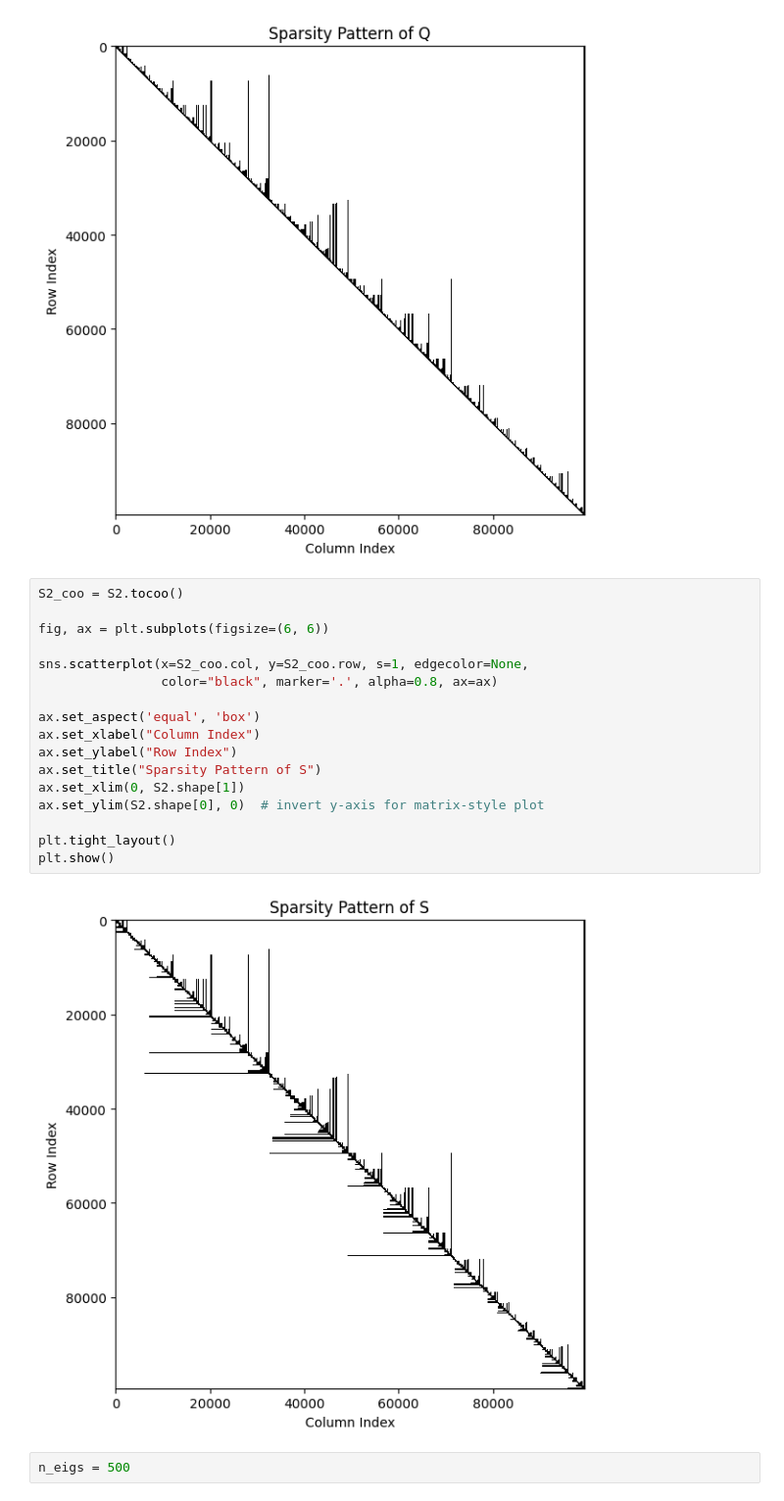
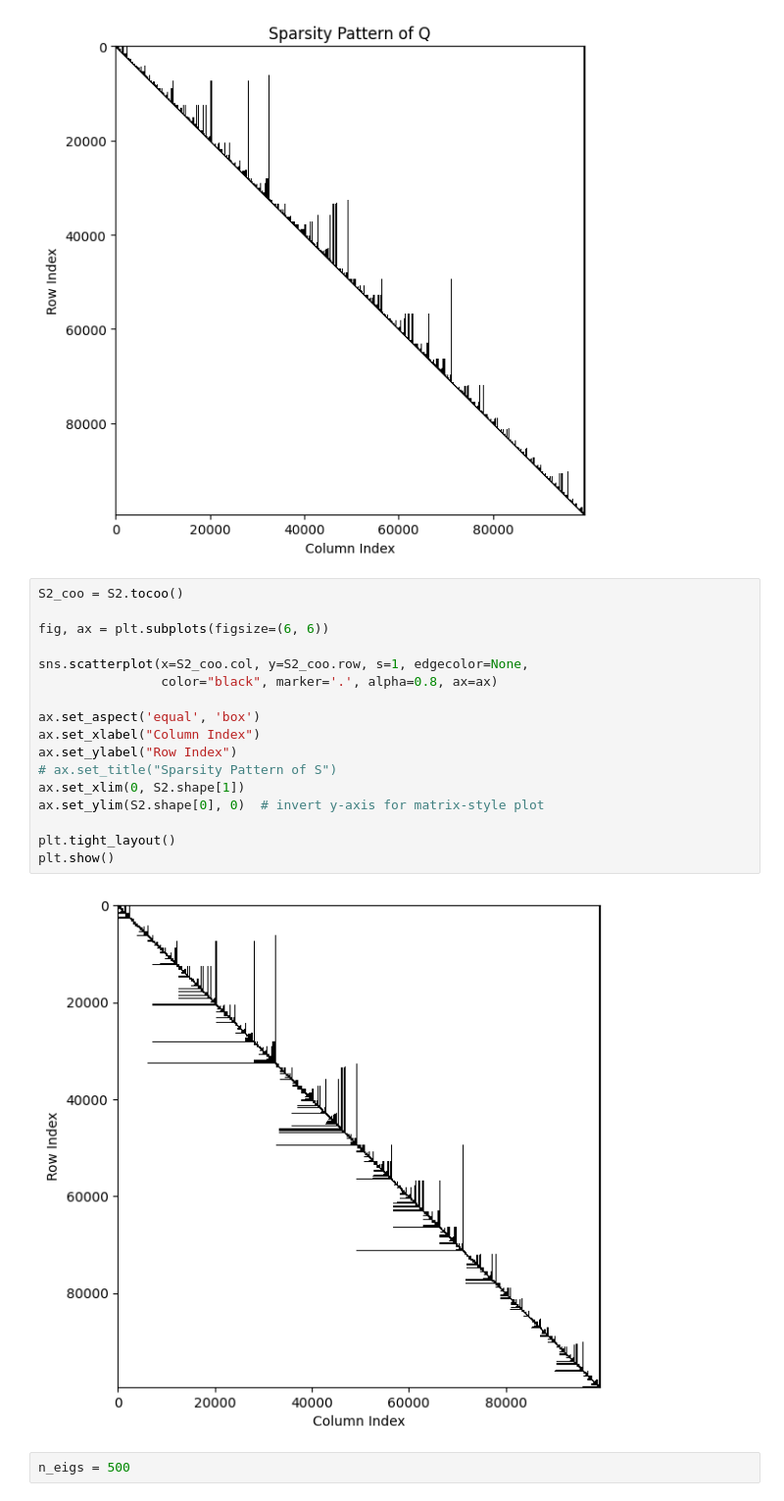
Before and after one commit to spsvihla/pcms, a Jupyter notebook: notebooks/sparsification_example.ipynb, the cells around one changed output. Shown at 98% size. Saved outputs shown, nothing was run; the diff lists cells and outputs as text.

```diff
--- a/notebooks/sparsification_example.ipynb
+++ b/notebooks/sparsification_example.ipynb
@@ -384,22 +384,22 @@ plt.show()
 # %%
 S2_coo = S2.tocoo()
 
 fig, ax = plt.subplots(figsize=(6, 6))
 
 sns.scatterplot(x=S2_coo.col, y=S2_coo.row, s=1, edgecolor=None,
                 color="black", marker='.', alpha=0.8, ax=ax)
 
 ax.set_aspect('equal', 'box')
 ax.set_xlabel("Column Index")
 ax.set_ylabel("Row Index")
-ax.set_title("Sparsity Pattern of S")
+# ax.set_title("Sparsity Pattern of S")
 ax.set_xlim(0, S2.shape[1])
 ax.set_ylim(S2.shape[0], 0)  # invert y-axis for matrix-style plot
 
 plt.tight_layout()
 plt.show()
 # %% [output]
-[figure, old version]
+[figure, new version]
 # %%
 n_eigs = 500
 # %%
```
Also changed, not shown: parts of 6 cells of this notebook.
